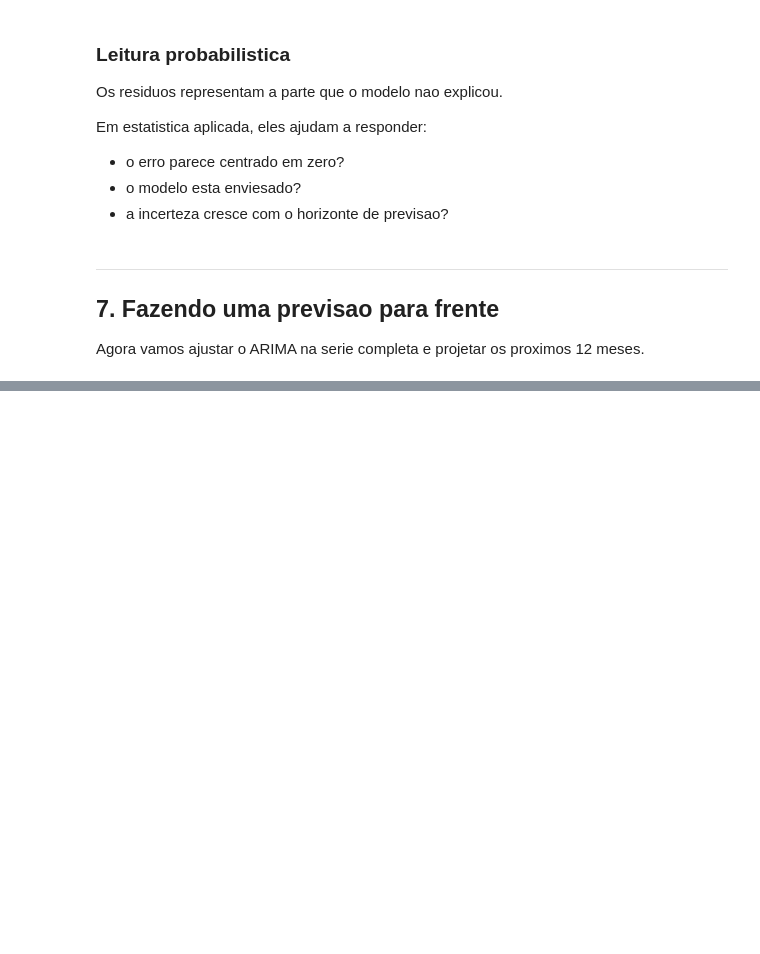
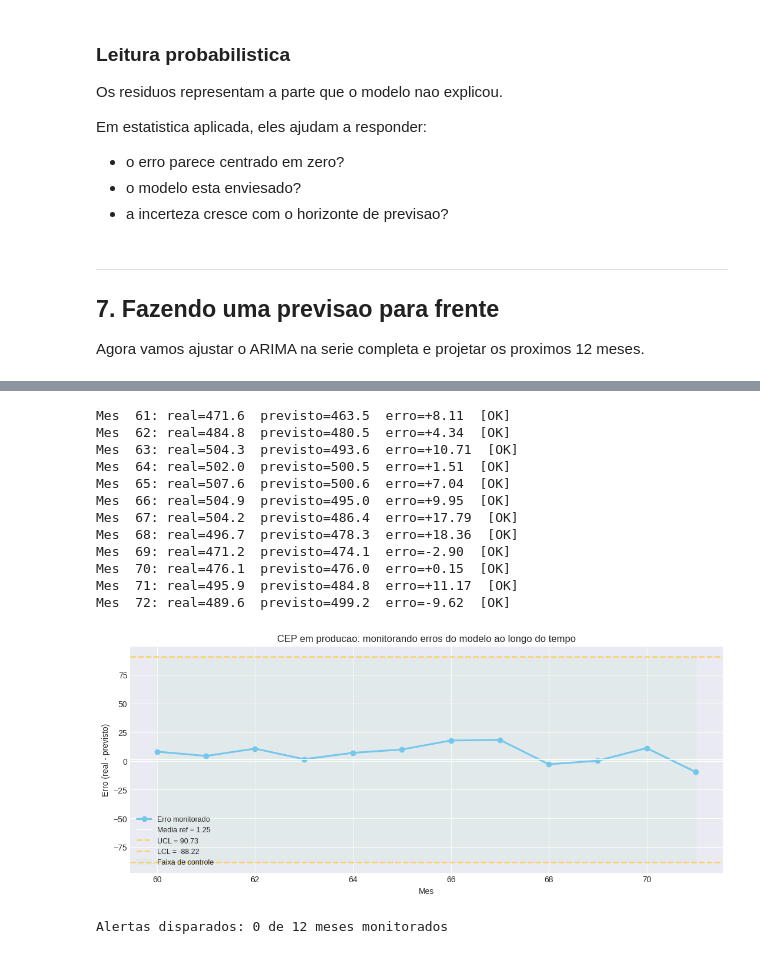
Before and after one commit to afonsolelis/lives, a Jupyter notebook: pages/applied-math/live-3.ipynb, the cells around one changed output, grey strips where cells are left out. Cells and saved outputs as stored; diff of their text form; code cells hidden in the pictures; blank space fills up the shorter version.

```diff
--- a/pages/applied-math/live-3.ipynb
+++ b/pages/applied-math/live-3.ipynb
@@ -306,0 +625,45 @@ Prever o futuro nao e magia. E extrair padroes do passado com cuidado estatistic
+# %%
+erros_monitorados = []
+alertas = []
+
+for i in range(len(y_test)):
+    erro = y_test[i] - pred_test_arima[i]
+    erros_monitorados.append(erro)
+    status = 'ALERTA' if (erro > ucl or erro < lcl) else 'OK'
+    if status == 'ALERTA':
+        alertas.append(i)
+    print(f'Mes {x_test[i]+1:>3}: real={y_test[i]:.1f}  previsto={pred_test_arima[i]:.1f}  erro={erro:+.2f}  [{status}]')
+
+erros_monitorados = np.array(erros_monitorados)
+
+plt.figure(figsize=(13, 5))
+plt.plot(x_test, erros_monitorados, color='#74c7ec', linewidth=2.2, marker='o', label='Erro monitorado')
+plt.axhline(mu_ref, color='white', linewidth=1.2, linestyle='-',   label=f'Media ref = {mu_ref:.2f}')
+plt.axhline(ucl,    color='#ffd166', linewidth=1.8, linestyle='--', label=f'UCL = {ucl:.2f}')
+plt.axhline(lcl,    color='#ffd166', linewidth=1.8, linestyle='--', label=f'LCL = {lcl:.2f}')
+plt.fill_between(x_test, lcl, ucl, color='#8ce99a', alpha=0.08, label='Faixa de controle')
+if alertas:
+    plt.scatter(x_test[alertas], erros_monitorados[alertas],
+                color='#ff8fab', zorder=5, s=100, label='ALERTA')
+plt.title('CEP em producao: monitorando erros do modelo ao longo do tempo')
+plt.xlabel('Mes')
+plt.ylabel('Erro (real - previsto)')
+plt.legend(fontsize=9)
+plt.show()
+
+print(f'\nAlertas disparados: {len(alertas)} de {len(y_test)} meses monitorados')
+# %% [output]
+Mes  61: real=471.6  previsto=463.5  erro=+8.11  [OK]
+Mes  62: real=484.8  previsto=480.5  erro=+4.34  [OK]
+Mes  63: real=504.3  previsto=493.6  erro=+10.71  [OK]
+Mes  64: real=502.0  previsto=500.5  erro=+1.51  [OK]
+Mes  65: real=507.6  previsto=500.6  erro=+7.04  [OK]
+Mes  66: real=504.9  previsto=495.0  erro=+9.95  [OK]
+Mes  67: real=504.2  previsto=486.4  erro=+17.79  [OK]
+Mes  68: real=496.7  previsto=478.3  erro=+18.36  [OK]
+Mes  69: real=471.2  previsto=474.1  erro=-2.90  [OK]
+Mes  70: real=476.1  previsto=476.0  erro=+0.15  [OK]
+Mes  71: real=495.9  previsto=484.8  erro=+11.17  [OK]
+Mes  72: real=489.6  previsto=499.2  erro=-9.62  [OK]
+[figure, added]
+Alertas disparados: 0 de 12 meses monitorados
```
Also changed, not shown: parts of 27 cells of this notebook.
